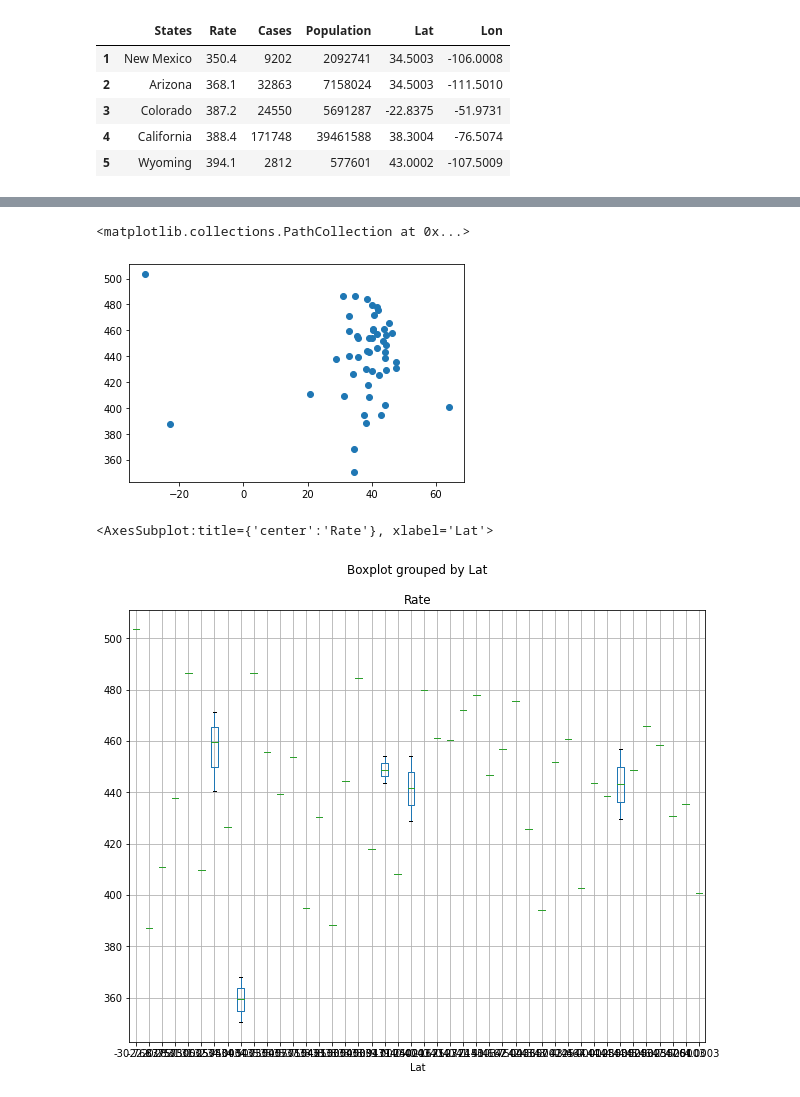
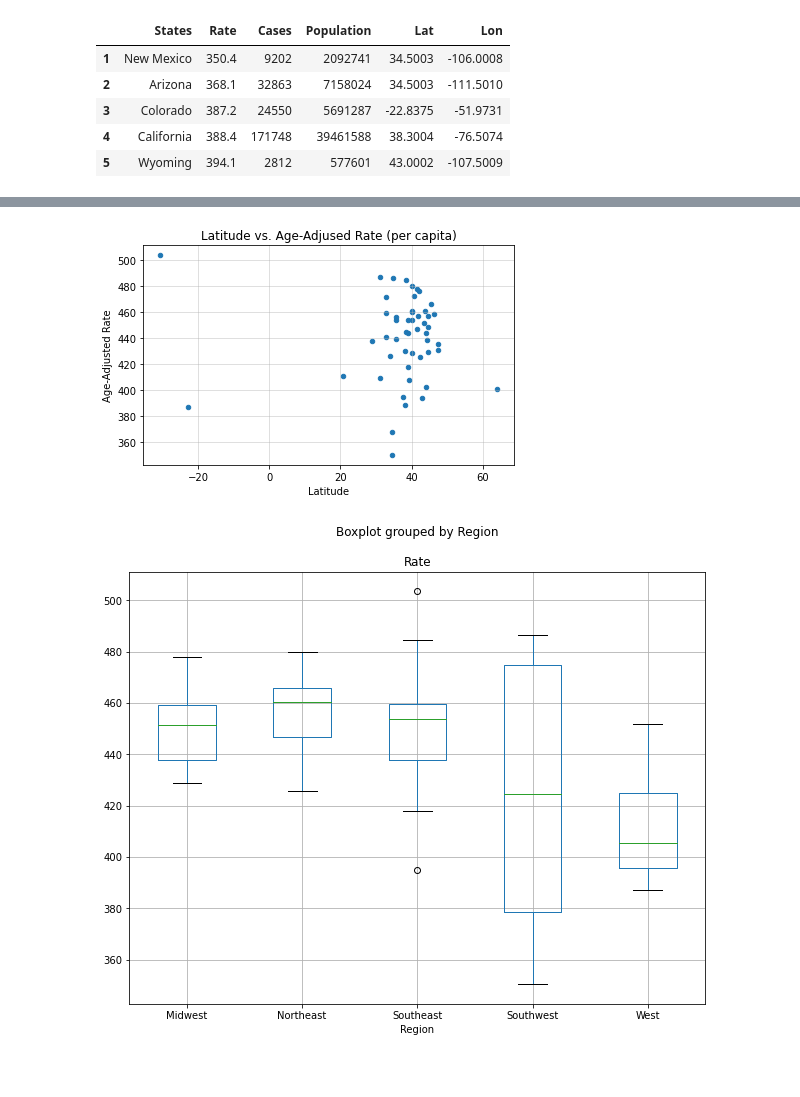
Before and after one commit to luliang333/group_project_1, a Jupyter notebook: latitude.ipynb, the cells around one changed output, grey strips where cells are left out. Drawn from its saved outputs; the diff is of its cells as text; code cells hidden in the pictures; blank space fills up the shorter version.

```diff
--- a/latitude.ipynb
+++ b/latitude.ipynb
@@ -74,3 +74,11 @@ combined_df.head()
 | 3 | Colorado | 387.2 | 24550 | 5691287 | -22.8375 | -51.9731 |
 | 4 | California | 388.4 | 171748 | 39461588 | 38.3004 | -76.5074 |
 | 5 | Wyoming | 394.1 | 2812 | 577601 | 43.0002 | -107.5009 |
+# %%
+region_path = os.path.join('Resources','regions.csv')
+region_df = pd.read_csv(region_path)
+region_df.head()
+
+lat_df = pd.merge(combined_df, region_df, on = 'States', how = 'outer')
+lat_df['Region'] = [x.strip() for x in lat_df['Region'].tolist()]
+lat_df
@@ -77,10 +108,19 @@ combined_df.head()
 # %%
-plt.scatter(combined_df['Lat'], combined_df['Rate'])
+lat_df.plot.scatter(
+    x = 'Lat',
+    y = 'Rate',
+)
+plt.grid(alpha=0.5)
+plt.xlabel('Latitude')
+plt.ylabel('Age-Adjusted Rate')
+plt.title(f'Latitude vs. Age-Adjused Rate (per capita)')
+plt.tight_layout()
+plt.savefig('Images/lat_scatter.png')
+plt.show()
 # %% [output]
-<matplotlib.collections.PathCollection at 0x...>
-[figure, old version]
+[figure, new version]
 # %%
-combined_df.boxplot('Rate', by='Lat', figsize=(10, 8))
+lat_df.boxplot('Rate', by='Region', figsize=(10, 8))
+plt.savefig('Images/lat_boxplot.png')
 # %% [output]
-<AxesSubplot:title={'center':'Rate'}, xlabel='Lat'>
-[figure, old version]
+[figure, new version]
```
Also changed, not shown: parts of 7 cells of this notebook, 16 other files.
